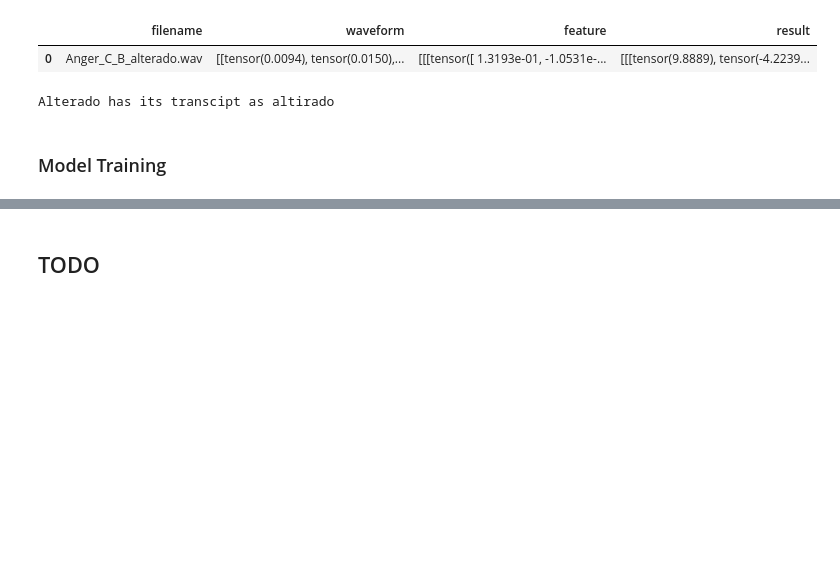
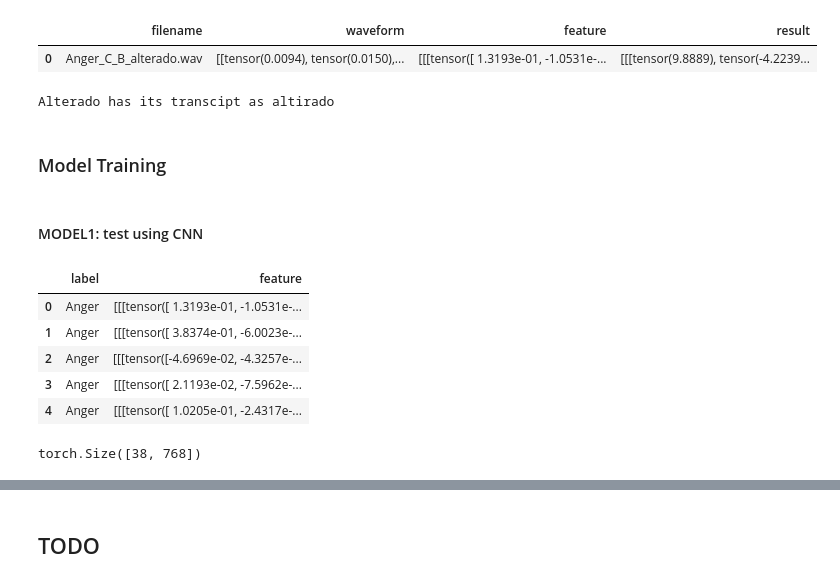
Before and after one commit to rul124/Capstone-MSED, a Jupyter notebook: MESD_Exploration.ipynb, the cells around one changed output, grey strips where cells are left out. Cells and saved outputs as stored; diff of their text form; code cells hidden in the pictures; blank space fills up the shorter version.

Commit message:
Add CNN Model Training

```diff
--- a/MESD_Exploration.ipynb
+++ b/MESD_Exploration.ipynb
@@ -648,6 +648,7 @@ DF_PATH = "/content/drive/MyDrive/MESD/df_waves.pkl"
 df_waves.to_pickle(DF_PATH)
 # %%
 # test load pickle file
+DF_PATH = "/content/drive/MyDrive/MESD/df_waves.pkl"
 unpickled_df = pd.read_pickle(DF_PATH)
 unpickled_df.head(1)
 # %% [output]
@@ -664,3 +665,23 @@ print(f'Alterado has its transcipt as {transcript}')
 Alterado has its transcipt as altirado
 # %% [markdown]
 ### Model Training
+# %% [markdown]
+#### MODEL1: test using CNN
+# %%
+model_df = unpickled_df[['filename', 'feature']].copy()
+for i in range(len(model_df)):
+  model_df.iloc[i, 0] = model_df.iloc[i, 0].split("_")[0]
+model_df.rename(columns={'filename':'label'}, inplace = True)
+model_df.head(5)
+# %% [output]
+|  | label | feature |
+| 0 | Anger | [[[tensor([ 1.3193e-01, -1.0531e-... |
+| 1 | Anger | [[[tensor([ 3.8374e-01, -6.0023e-... |
+| 2 | Anger | [[[tensor([-4.6969e-02, -4.3257e-... |
+| 3 | Anger | [[[tensor([ 2.1193e-02, -7.5962e-... |
+| 4 | Anger | [[[tensor([ 1.0205e-01, -2.4317e-... |
+# %%
+# 11st layer of feature
+model_df['feature'][0][11][0].shape
+# %% [output]
+torch.Size([38, 768])
```
Also changed, not shown: parts of 12 cells of this notebook.
